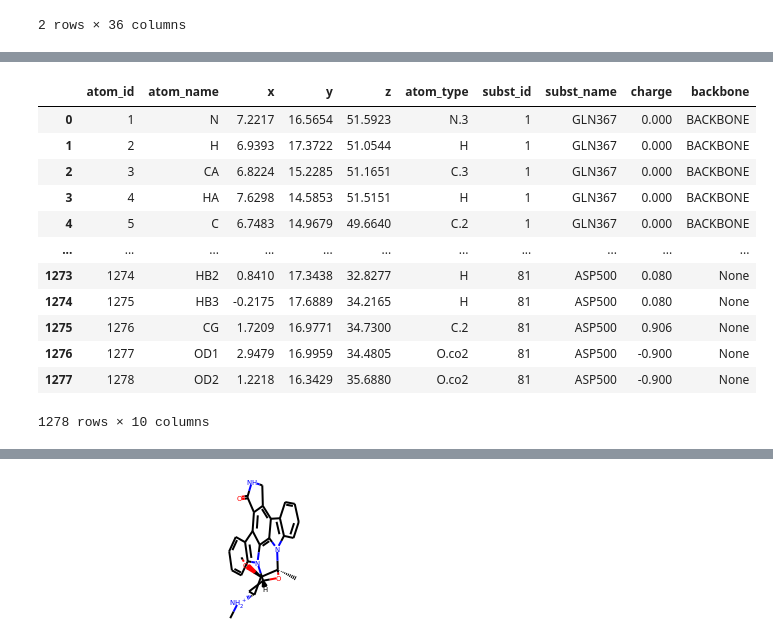
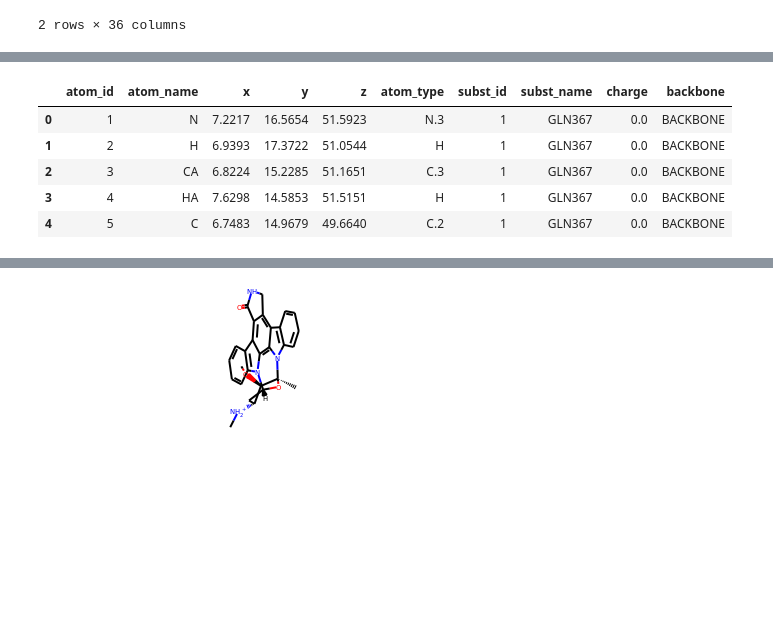
Before and after one commit to volkamerlab/klifs_utils, a Jupyter notebook: tutorial/tutorial.ipynb, the cells around one changed output, grey strips where cells are left out. Drawn from its saved outputs; the diff is of its cells as text; code cells hidden in the pictures; blank space fills up the shorter version.

```diff
--- a/tutorial/tutorial.ipynb
+++ b/tutorial/tutorial.ipynb
@@ -199,17 +179,10 @@ klifs.remote.coordinates.protein.mol2_to_dataframe(33)
 # %%
-klifs.remote.coordinates.pocket.mol2_to_dataframe(33)
+klifs.remote.coordinates.pocket.mol2_to_dataframe(33).head()
 # %% [output]
 |  | atom_id | atom_name | x | y | z | atom_type | subst_id | subst_name | charge | backbone |
-| 0 | 1 | N | 7.2217 | 16.5654 | 51.5923 | N.3 | 1 | GLN367 | 0.000 | BACKBONE |
-| 1 | 2 | H | 6.9393 | 17.3722 | 51.0544 | H | 1 | GLN367 | 0.000 | BACKBONE |
-| 2 | 3 | CA | 6.8224 | 15.2285 | 51.1651 | C.3 | 1 | GLN367 | 0.000 | BACKBONE |
-| 3 | 4 | HA | 7.6298 | 14.5853 | 51.5151 | H | 1 | GLN367 | 0.000 | BACKBONE |
-| 4 | 5 | C | 6.7483 | 14.9679 | 49.6640 | C.2 | 1 | GLN367 | 0.000 | BACKBONE |
-| ... | ... | ... | ... | ... | ... | ... | ... | ... | ... | ... |
-| 1273 | 1274 | HB2 | 0.8410 | 17.3438 | 32.8277 | H | 81 | ASP500 | 0.080 | None |
-| 1274 | 1275 | HB3 | -0.2175 | 17.6889 | 34.2165 | H | 81 | ASP500 | 0.080 | None |
-| 1275 | 1276 | CG | 1.7209 | 16.9771 | 34.7300 | C.2 | 81 | ASP500 | 0.906 | None |
-| 1276 | 1277 | OD1 | 2.9479 | 16.9959 | 34.4805 | O.co2 | 81 | ASP500 | -0.900 | None |
-| 1277 | 1278 | OD2 | 1.2218 | 16.3429 | 35.6880 | O.co2 | 81 | ASP500 | -0.900 | None |
+| 0 | 1 | N | 7.2217 | 16.5654 | 51.5923 | N.3 | 1 | GLN367 | 0.0 | BACKBONE |
+| 1 | 2 | H | 6.9393 | 17.3722 | 51.0544 | H | 1 | GLN367 | 0.0 | BACKBONE |
+| 2 | 3 | CA | 6.8224 | 15.2285 | 51.1651 | C.3 | 1 | GLN367 | 0.0 | BACKBONE |
+| 3 | 4 | HA | 7.6298 | 14.5853 | 51.5151 | H | 1 | GLN367 | 0.0 | BACKBONE |
+| 4 | 5 | C | 6.7483 | 14.9679 | 49.6640 | C.2 | 1 | GLN367 | 0.0 | BACKBONE |
-1278 rows × 10 columns
 # %%
```
Also changed, not shown: parts of 22 cells of this notebook, 8 other files.
